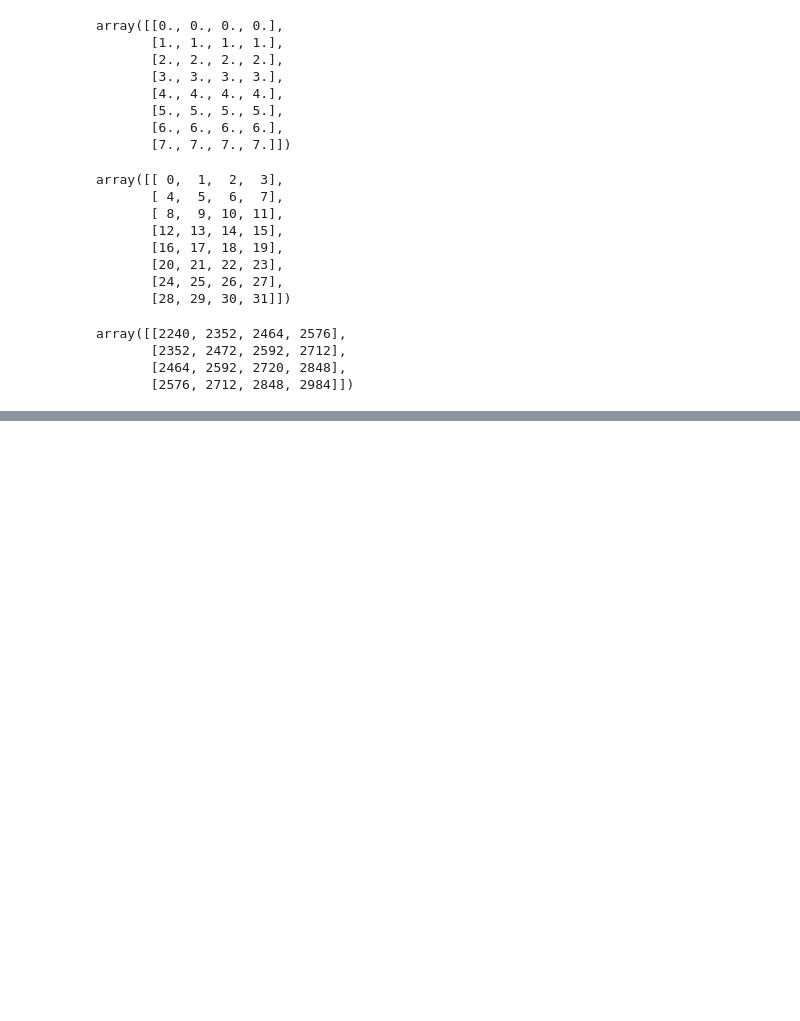
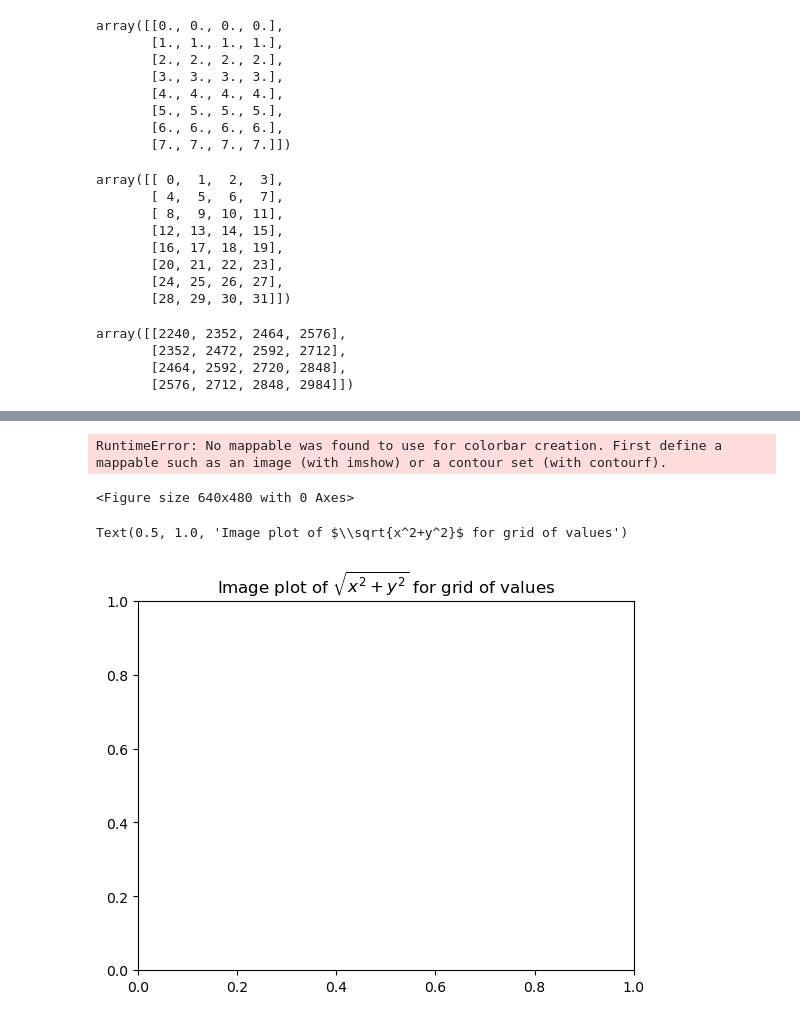
Before and after one commit to ulasyakut/DataAnalysisMcKinney-3rd, a Jupyter notebook: Chapter4/Starter.ipynb, the cells around one changed output, grey strips where cells are left out. Cells and saved outputs as stored; diff of their text form; code cells hidden in the pictures; blank space fills up the shorter version.

```diff
--- a/Chapter4/Starter.ipynb
+++ b/Chapter4/Starter.ipynb
@@ -219,0 +336,10 @@ array([[2240, 2352, 2464, 2576],
+# %%
+plt.colorbar()
+# %% [output]
+RuntimeError: No mappable was found to use for colorbar creation. First define a mappable such as an image (with imshow) or a contour set (with contourf).
+<Figure size 640x480 with 0 Axes>
+# %%
+plt.title("Image plot of $\sqrt{x^2+y^2}$ for grid of values")
+# %% [output]
+Text(0.5, 1.0, 'Image plot of $\\sqrt{x^2+y^2}$ for grid of values')
+[figure, added]
```
Also changed, not shown: parts of 24 cells of this notebook, 1 other file.
